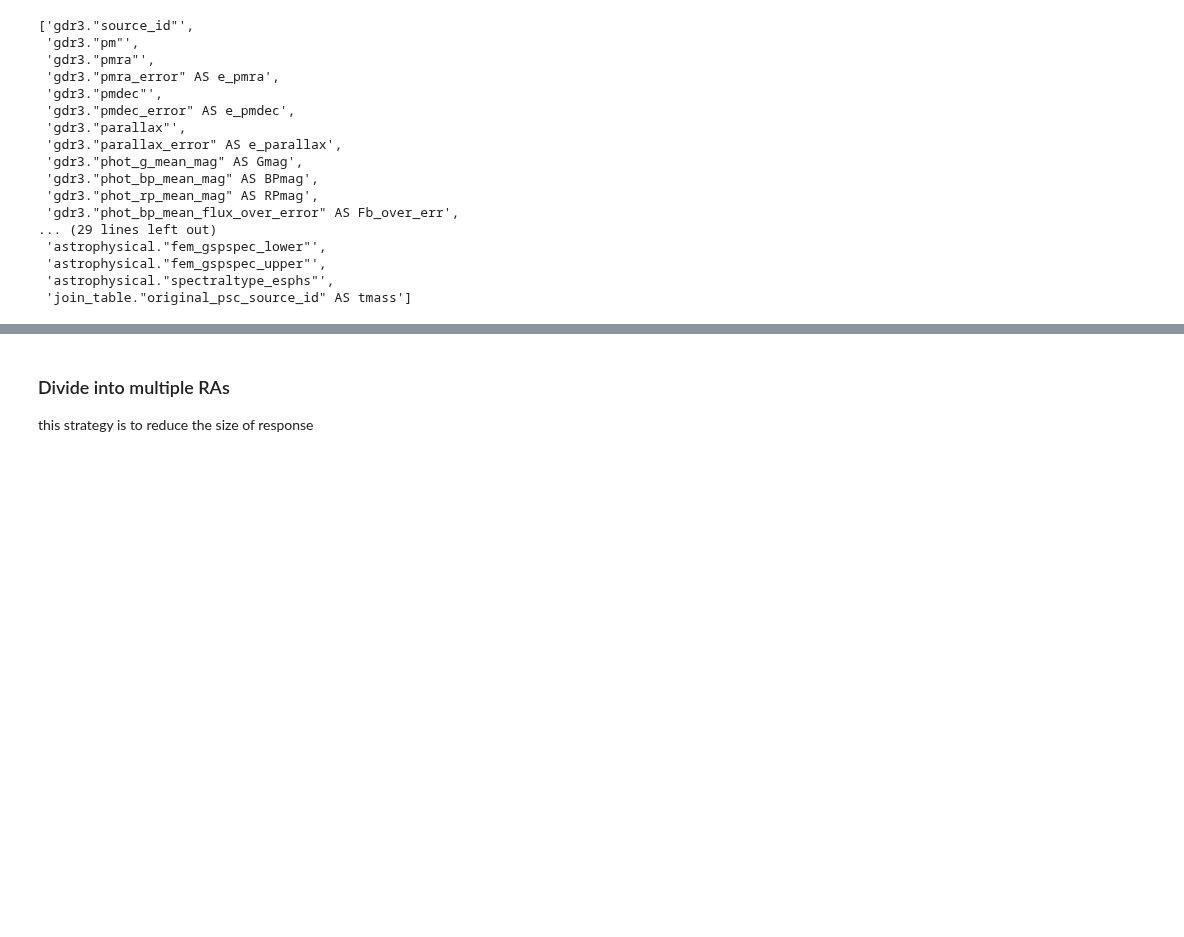
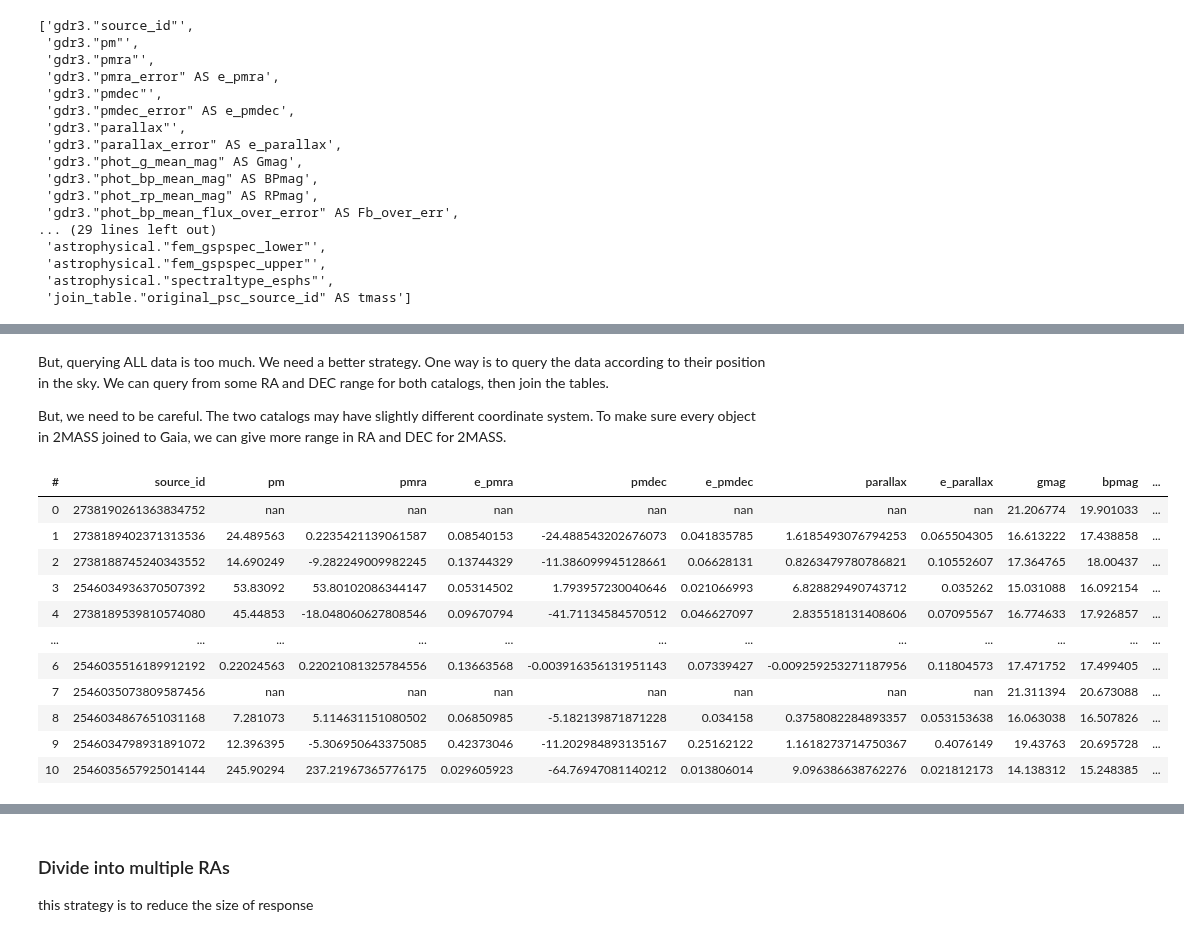
Before and after one commit to Alisyaifudin/Thesis-Project, a Jupyter notebook: 1_Collecting_Data/1.1. Gaia DR3 and 2MASS.ipynb, the cells around one changed output, grey strips where cells are left out. Cells and saved outputs as stored; diff of their text form; code cells hidden in the pictures; blank space fills up the shorter version.

Commit message:
refactoring - better docs

```diff
--- a/1_Collecting_Data/1.1. Gaia DR3 and 2MASS.ipynb
+++ b/1_Collecting_Data/1.1. Gaia DR3 and 2MASS.ipynb
@@ -102,0 +383,43 @@ columns_tmass_names = ["ra", "dec", "Jmag", "Kmag", "designation", "ph_qual"]
+# %% [markdown]
+But, querying ALL data is too much. We need a better strategy. One way is to query the data according to their position in the sky. We can query from some RA and DEC range for both catalogs, then join the tables.
+
+But, we need to be careful. The two catalogs may have slightly different coordinate system. To make sure
+every object in 2MASS joined to Gaia, we can give more range in RA and DEC for 2MASS.
+# %%
+TOP = 1000
+query_gaia = f"""
+SELECT TOP {TOP} {', '.join(columns)}
+FROM gaiadr3.gaia_source AS {gaia_alias}
+LEFT JOIN gaiadr3.astrophysical_parameters AS {astrophysical_alias} ON astrophysical.source_id = gdr3.source_id
+RIGHT JOIN gaiadr3.tmass_psc_xsc_best_neighbour AS tmass ON tmass.source_id = gdr3.source_id
+RIGHT JOIN gaiadr3.tmass_psc_xsc_join as {join_alias} ON join_table.clean_tmass_psc_xsc_oid = tmass.clean_tmass_psc_xsc_oid
+WHERE gdr3.ra BETWEEN 0 AND 0.1
+AND gdr3.dec BETWEEN 0 AND 0.1
+"""
+
+df_gaia = launch_job(Gaia.launch_job, query_gaia, duration=10)
+
+query_tmass = f"""
+SELECT TOP {TOP} {", ".join(columns_tmass)}
+FROM {tmass_table}
+WHERE ra BETWEEN -0.1 AND 0.1
+AND dec BETWEEN -0.1 AND 0.1
+"""
+
+df_tmass = launch_job(tap_tmass.launch_job, query_tmass, cols=columns_tmass_names, duration=10)
+
+df_table = df_gaia.join(df_tmass, right_on="designation", left_on="tmass", how="left")
+df_table
+# %% [output]
+| # | source_id | pm | pmra | e_pmra | pmdec | e_pmdec | parallax | e_parallax | gmag | bpmag | ... |
+| 0 | 2738190261363834752 | nan | nan | nan | nan | nan | nan | nan | 21.206774 | 19.901033 | ... |
+| 1 | 2738189402371313536 | 24.489563 | 0.2235421139061587 | 0.08540153 | -24.488543202676073 | 0.041835785 | 1.6185493076794253 | 0.065504305 | 16.613222 | 17.438858 | ... |
+| 2 | 2738188745240343552 | 14.690249 | -9.282249009982245 | 0.13744329 | -11.386099945128661 | 0.06628131 | 0.8263479780786821 | 0.10552607 | 17.364765 | 18.00437 | ... |
+| 3 | 2546034936370507392 | 53.83092 | 53.80102086344147 | 0.05314502 | 1.793957230040646 | 0.021066993 | 6.828829490743712 | 0.035262 | 15.031088 | 16.092154 | ... |
+| 4 | 2738189539810574080 | 45.44853 | -18.048060627808546 | 0.09670794 | -41.71134584570512 | 0.046627097 | 2.835518131408606 | 0.07095567 | 16.774633 | 17.926857 | ... |
+| ... | ... | ... | ... | ... | ... | ... | ... | ... | ... | ... | ... |
+| 6 | 2546035516189912192 | 0.22024563 | 0.22021081325784556 | 0.13663568 | -0.003916356131951143 | 0.07339427 | -0.009259253271187956 | 0.11804573 | 17.471752 | 17.499405 | ... |
+| 7 | 2546035073809587456 | nan | nan | nan | nan | nan | nan | nan | 21.311394 | 20.673088 | ... |
+| 8 | 2546034867651031168 | 7.281073 | 5.114631151080502 | 0.06850985 | -5.182139871871228 | 0.034158 | 0.3758082284893357 | 0.053153638 | 16.063038 | 16.507826 | ... |
+| 9 | 2546034798931891072 | 12.396395 | -5.306950643375085 | 0.42373046 | -11.202984893135167 | 0.25162122 | 1.1618273714750367 | 0.4076149 | 19.43763 | 20.695728 | ... |
+| 10 | 2546035657925014144 | 245.90294 | 237.21967365776175 | 0.029605923 | -64.76947081140212 | 0.013806014 | 9.096386638762276 | 0.021812173 | 14.138312 | 15.248385 | ... |
```
Also changed, not shown: parts of 27 cells of this notebook, 4 other files.
